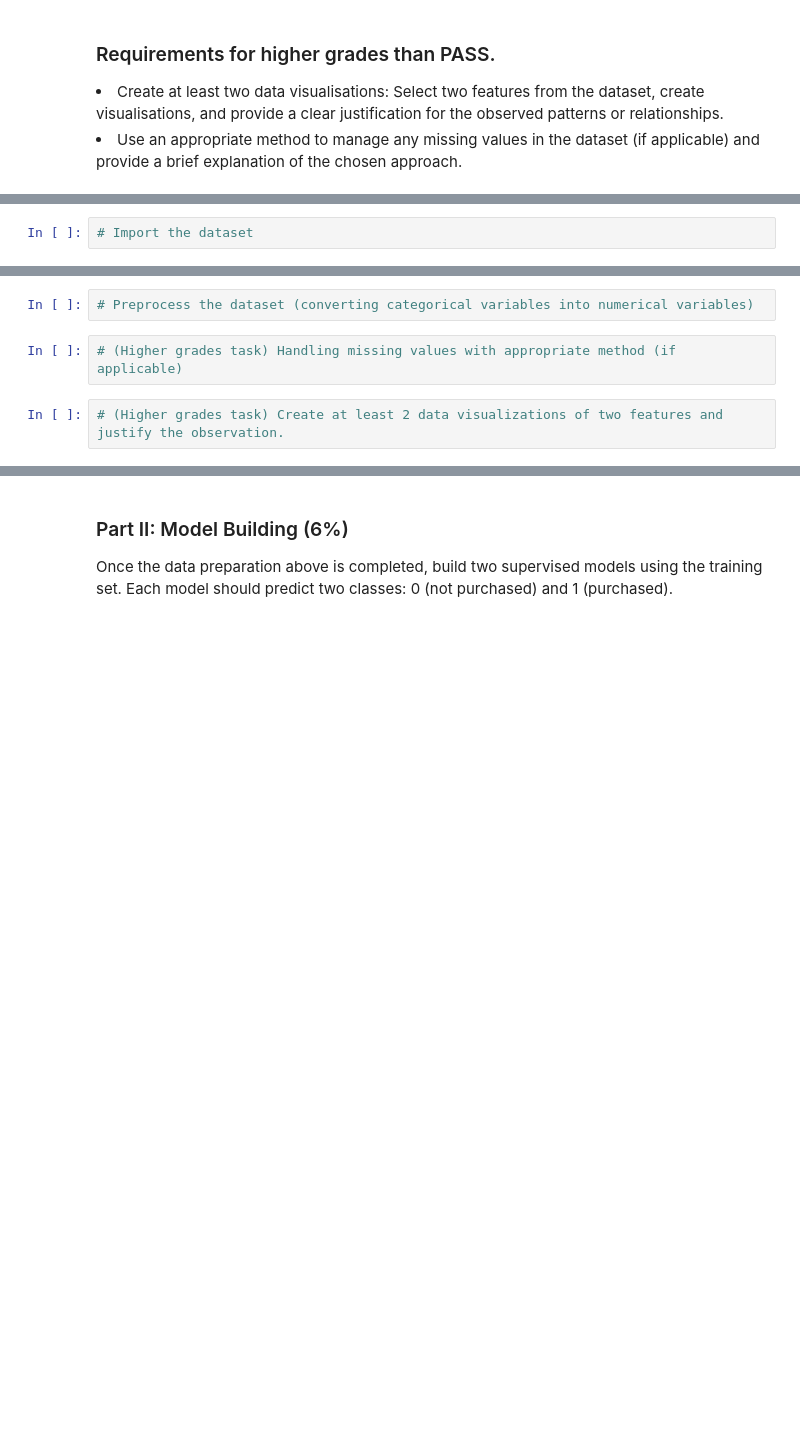
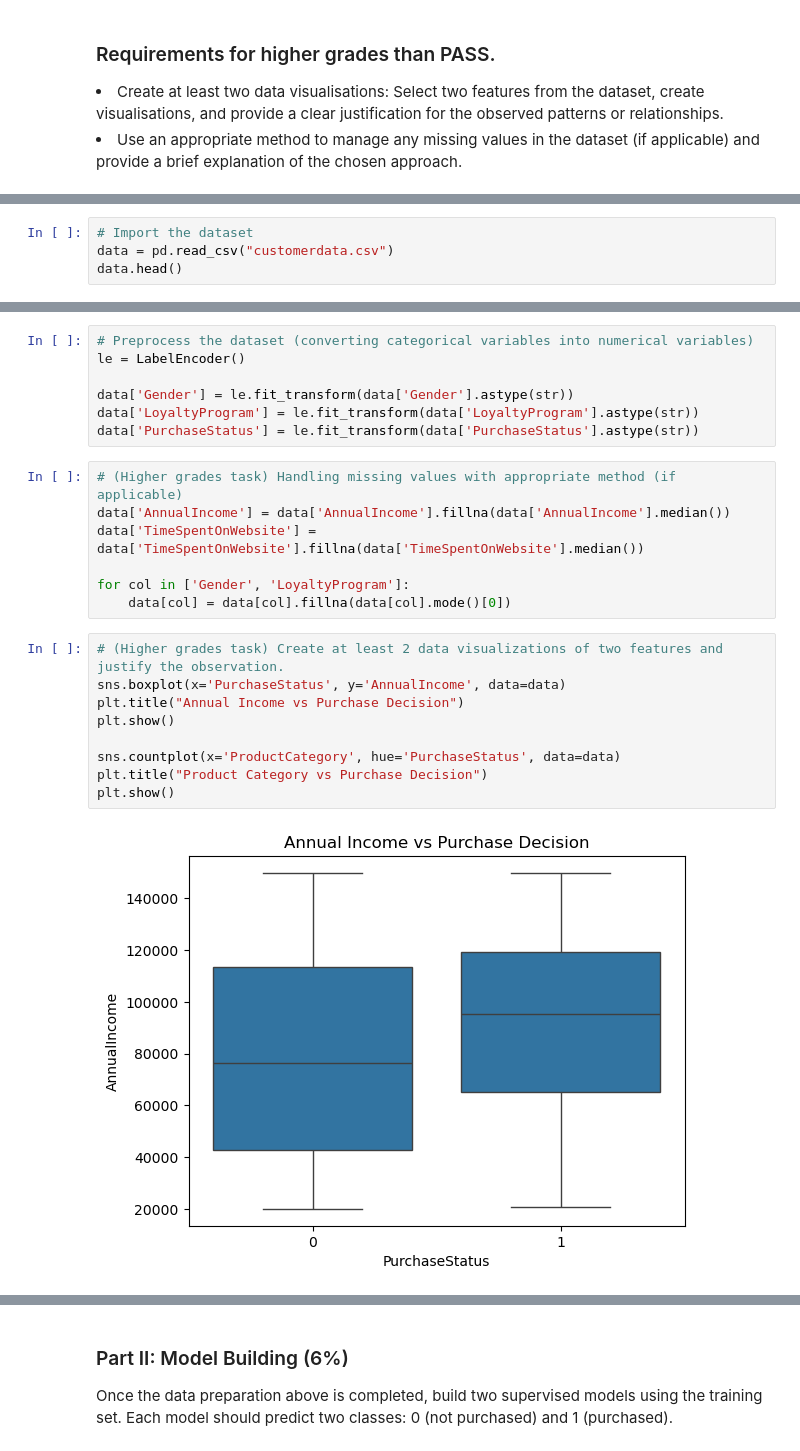
Before and after one commit to jyou517/Data-Science, a Jupyter notebook: CSS208_Assignment_2_(Template).ipynb, the cells around one changed output, grey strips where cells are left out. Saved outputs shown, nothing was run; the diff lists cells and outputs as text; blank space fills up the shorter version.

```diff
--- a/CSS208_Assignment_2_(Template).ipynb
+++ b/CSS208_Assignment_2_(Template).ipynb
@@ -21,2 +30,4 @@
 # %%
 # Import the dataset
+data = pd.read_csv("customerdata.csv")
+data.head()
@@ -23,6 +41,25 @@
 # %%
 # Preprocess the dataset (converting categorical variables into numerical variables)
+le = LabelEncoder()
+
+data['Gender'] = le.fit_transform(data['Gender'].astype(str))
+data['LoyaltyProgram'] = le.fit_transform(data['LoyaltyProgram'].astype(str))
+data['PurchaseStatus'] = le.fit_transform(data['PurchaseStatus'].astype(str))
 # %%
 # (Higher grades task) Handling missing values with appropriate method (if applicable)
+data['AnnualIncome'] = data['AnnualIncome'].fillna(data['AnnualIncome'].median())
+data['TimeSpentOnWebsite'] = data['TimeSpentOnWebsite'].fillna(data['TimeSpentOnWebsite'].median())
+
+for col in ['Gender', 'LoyaltyProgram']:
+    data[col] = data[col].fillna(data[col].mode()[0])
 # %%
 # (Higher grades task) Create at least 2 data visualizations of two features and justify the observation.
+sns.boxplot(x='PurchaseStatus', y='AnnualIncome', data=data)
+plt.title("Annual Income vs Purchase Decision")
+plt.show()
+
+sns.countplot(x='ProductCategory', hue='PurchaseStatus', data=data)
+plt.title("Product Category vs Purchase Decision")
+plt.show()
+# %% [output]
+[figure, added]
```
Also changed, not shown: parts of 18 cells of this notebook.
